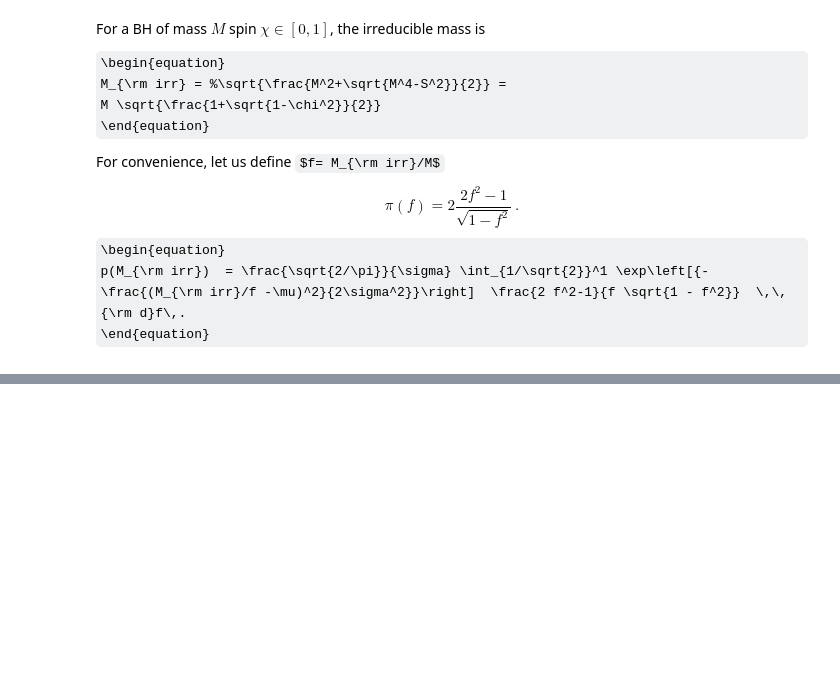
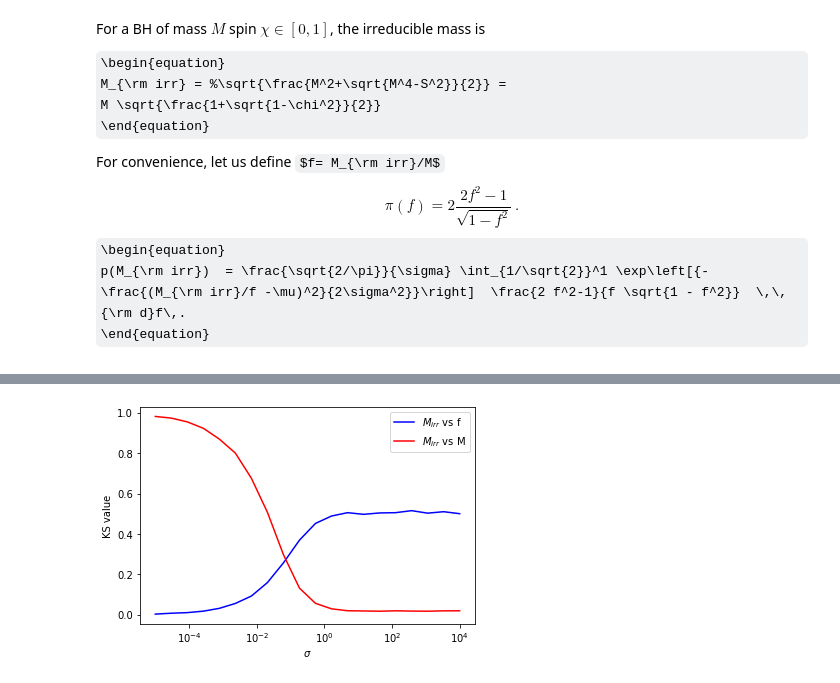
Before and after one commit to olli-e-benji/Astrostatistics-and-Machine-Learning-2023, a Jupyter notebook: working/L07_IrreducibleMass.ipynb, the cells around one changed output, grey strips where cells are left out. Saved outputs shown, nothing was run; the diff lists cells and outputs as text; code cells hidden in the pictures; some formulas as TeX source; blank space fills up the shorter version.

```diff
--- a/working/L07_IrreducibleMass.ipynb
+++ b/working/L07_IrreducibleMass.ipynb
@@ -91,0 +92,28 @@ plt.plot(xgrid, KDE)
+# %%
+#.4 K-S distance between M_irr and f & .5 K-S distance between M_irr and M
+ks_1 = []   #M_irr vs f
+ks_2 = []   #M_irr vs M
+
+#Using the equivalent of a linspace but for logarithm exponents
+sigmas = np.logspace(-5, 4, 20)
+
+for i in sigmas:
+    ks_mass = stats.norm(loc=mu, scale=i).rvs(N)
+    ks_Mirr = ks_mass * f(spin)
+
+    #Perform the KS test and save it
+    ks_1.append(stats.ks_2samp(ks_Mirr, f(spin)))
+    ks_2.append(stats.ks_2samp(ks_Mirr, ks_mass))
+
+ks_1 = np.array(ks_1)
+ks_2 = np.array(ks_2)
+
+plt.plot(sigmas, ks_1[:, 0], label= r'$M_{irr}$ vs f', c='blue')
+plt.plot(sigmas, ks_2[:, 0], label= r'$M_{irr}$ vs M', c='red')
+plt.xlabel(r'$\sigma$')
+plt.ylabel('KS value')
+plt.semilogx()
+plt.legend()
+plt.show()
+# %% [output]
+[figure, added]
```
Also changed, not shown: parts of 6 cells of this notebook.
